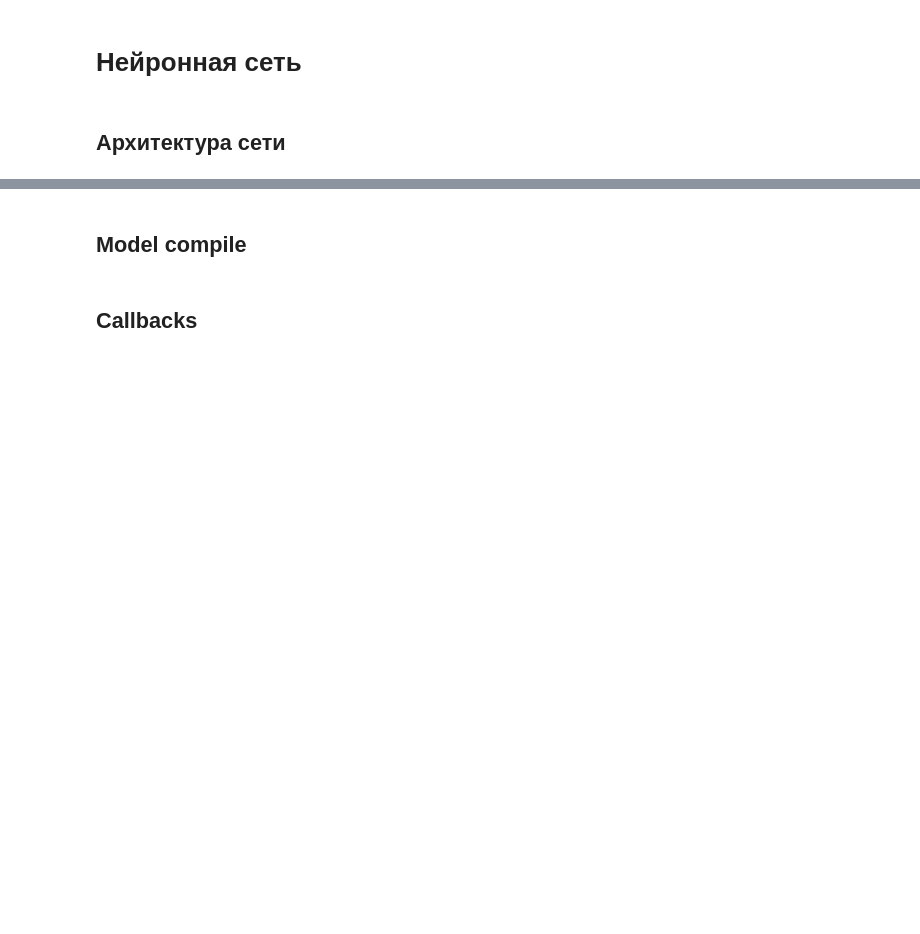
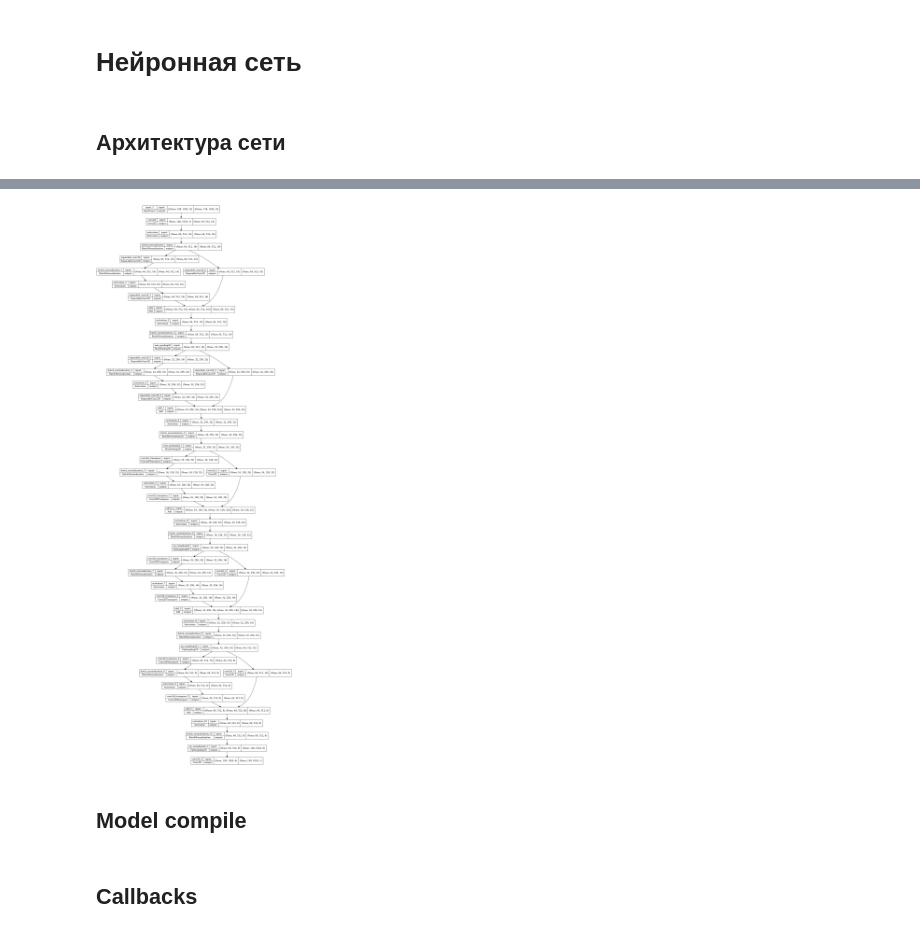
Before and after one commit to Storks/laser_trace, a Jupyter notebook: notebooks/train model.ipynb, the cells around one changed output, grey strips where cells are left out. Drawn from its saved outputs; the diff is of its cells as text; code cells hidden in the pictures; blank space fills up the shorter version.

Commit message:
refactor model creator

```diff
--- a/notebooks/train model.ipynb
+++ b/notebooks/train model.ipynb
@@ -16,6 +16,10 @@ from dataset_generators import *
 load_dotenv()
 # %% [output]
 True
+# %%
+IMAGE_HEIGHT = 128
+IMAGE_WIDTH = 1024
+CHANNELS = 3
 # %%
 test_mask_dir = "../data/processed/test/mask/"
 test_img_dir = "../data/processed/test/img/"
@@ -99,3 +34,79 @@ keras.utils.plot_model(model, show_shapes=True)
+# %%
+def res_down_block(inputs, num_filters):
+    x = layers.SeparableConv2D(filters=num_filters, kernel_size=3,
+                              padding = 'same')(inputs)
+    x = layers.BatchNormalization()(x)
+    x = layers.Activation('relu')(x)
+    x = layers.SeparableConv2D(filters=num_filters, kernel_size=3,
+                              padding = 'same')(x)
+    #residual
+
+    y = layers.SeparableConv2D(filters=num_filters, kernel_size=3,
+                              padding = 'same')(inputs)
+    x = layers.add([x,y])
+
+    x = layers.Activation('relu')(x)
+    x = layers.BatchNormalization()(x)
+    x = layers.MaxPool2D(pool_size=3, strides=2, padding='same')(x)
+    return x
+
+def res_up_block(inputs, num_filters):
+    x = layers.Conv2DTranspose(filters=num_filters, kernel_size=3,
+                              padding = 'same')(inputs)
+    x = layers.BatchNormalization()(x)
+    x = layers.Activation('relu')(x)
+    x = layers.Conv2DTranspose(filters=num_filters, kernel_size=3,
+                              padding = 'same')(x)
+    #residual
+
+    y = layers.Conv2D(num_filters, 1, padding="same")(inputs)
+
+    x = layers.add([x,y])
+
+    x = layers.Activation('relu')(x)
+    x = layers.BatchNormalization()(x)
+    x = layers.UpSampling2D(2)(x)
+    return x
+
+# https://keras.io/examples/vision/oxford_pets_image_segmentation/
+def get_model(img_size, num_classes):
+
+    inputs = keras.Input(shape=img_size + (CHANNELS,))
+
+    ### [First half of the network: downsampling inputs] ###
+
+    # Entry block
+    x = layers.Conv2D(16, 3, strides=2, padding="same")(inputs)
+    x = layers.Activation("relu")(x)
+    x = layers.BatchNormalization()(x)
+
+    previous_block_activation = x  # Set aside residual
+
+    # Blocks 1, 2, 3 are identical apart from the feature depth.
+    for filters in [16, 32]:
+        x = res_down_block(x, filters)
+        previous_block_activation = x  # Set aside residual
+    ### [Second half of the network: upsampling inputs] ###
+
+    for filters in [32, 16, 8]:
+        x= res_up_block(x, filters)
+
+    # Add a per-pixel classification layer
+    outputs = layers.Conv2D(num_classes, 3, activation="sigmoid", padding="same")(x)
+
+    # Define the model
+    model = keras.Model(inputs, outputs)
+    return model
+
+
+# Free up RAM in case the model definition cells were run multiple times
+keras.backend.clear_session()
+
+# Build model
+model = get_model(img_size=(IMAGE_HEIGHT, IMAGE_WIDTH), num_classes=1)
+keras.utils.plot_model(model, show_shapes=True)
+# %% [output]
+[figure, added]
 # %% [markdown]
 ## Model compile
 # %%
```
Also changed, not shown: parts of 5 cells of this notebook, 3 other files.
